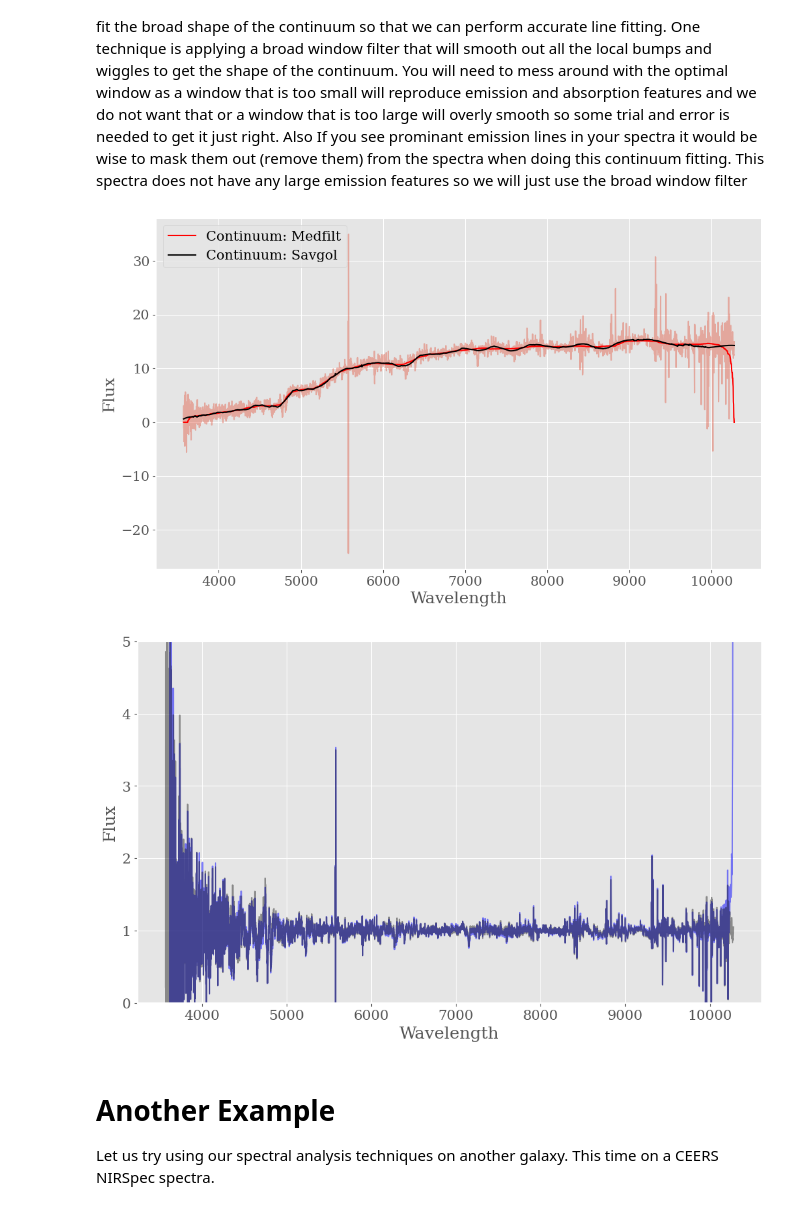
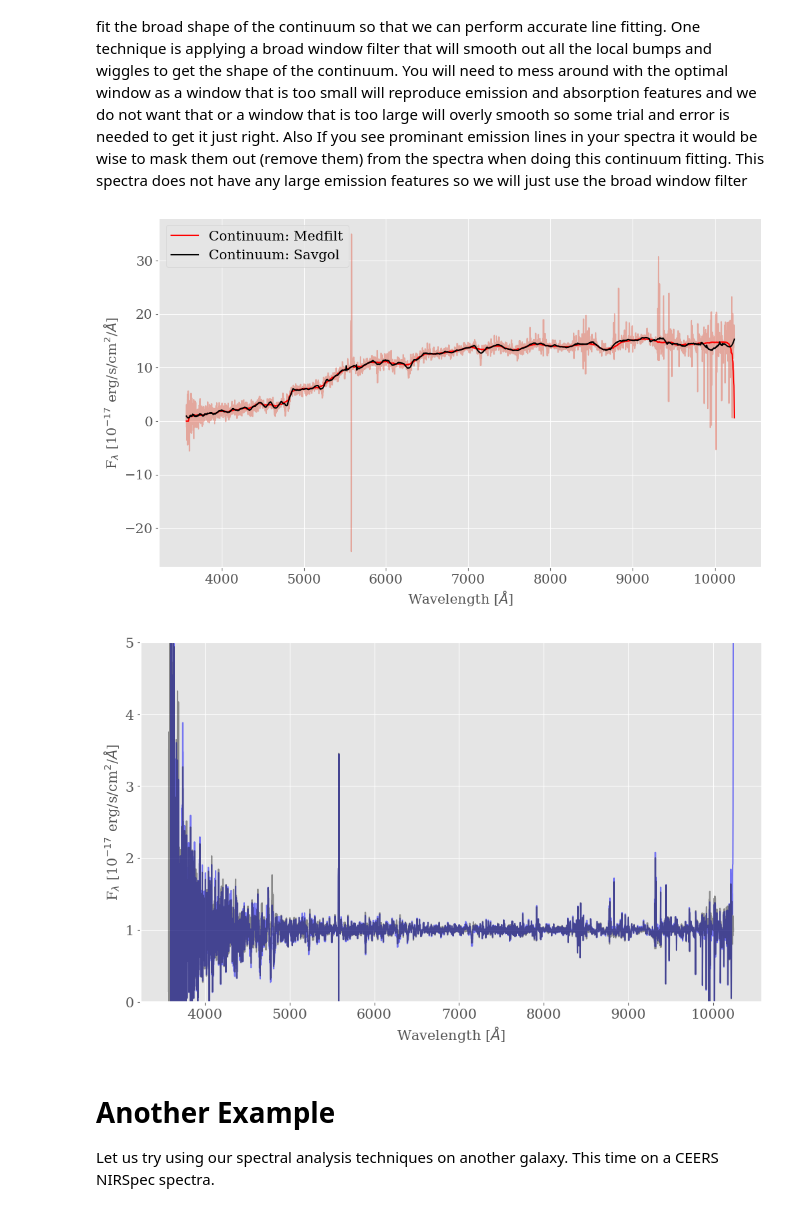
Before and after one commit to astroscar09/VIP_MODULE, a Jupyter notebook: Module3_Spectral_Analysis_Part1.ipynb, the cells around one changed output. Drawn from its saved outputs; the diff is of its cells as text; code cells hidden in the pictures.

```diff
--- a/Module3_Spectral_Analysis_Part1.ipynb
+++ b/Module3_Spectral_Analysis_Part1.ipynb
@@ -222,10 +224,10 @@ from scipy.signal import medfilt
 from scipy.signal import savgol_filter
 # %%
 #We need to specify window length try it out and see which window length works best
-#Note: Window length must be odd
-window = 251
-continuum_medfilt = medfilt(flux, kernel_size = window)
-continuum_savgol = savgol_filter(flux, window_length = window, polyorder = 3)
+#Note: Window length must be odd, and in this case will be quite big
+window = 101
+continuum_medfilt = medfilt(np.array(flux).astype(float), kernel_size =int(window))
+continuum_savgol = savgol_filter(np.array(flux).astype(float), window_length = int(window), polyorder = 3)
 # %%
 #plotting Spectrum
 plt.figure(figsize = (12, 7))
@@ -236,8 +238,8 @@ l2, = plt.plot(wavelength, continuum_savgol, color = 'black')
 
 
 
-plt.xlabel('Wavelength')
-plt.ylabel('Flux')
+plt.xlabel(r'Wavelength [$\AA$]', fontsize = 15)
+plt.ylabel(r'F$_{\lambda}$ [10$^{-17}$ erg/s/cm$^2$/$\AA$]', fontsize = 15)
 
 plt.legend(handles = [l1, l2],
            labels = ['Continuum: Medfilt',
@@ -246,7 +248,7 @@ plt.legend(handles = [l1, l2],
 
 plt.show()
 # %% [output]
-[figure, old version]
+[figure, new version]
 # %%
 #normalizing the spectrum
 #This sets the spectra to be around a value of 1
@@ -255,16 +257,16 @@ norm_spec_savgol = flux/continuum_savgol
 # %%
 #plotting Spectrum
 plt.figure(figsize = (12, 7))
 
 plt.plot(wavelength, norm_spec_medfilt, color = 'blue', alpha = 0.5)
 plt.plot(wavelength, norm_spec_savgol, color = 'black', alpha = 0.4)
 
-plt.xlabel('Wavelength')
-plt.ylabel('Flux')
+plt.xlabel(r'Wavelength [$\AA$]', fontsize = 15)
+plt.ylabel(r'F$_{\lambda}$ [10$^{-17}$ erg/s/cm$^2$/$\AA$]', fontsize = 15)
 plt.ylim(0, 5)
 plt.show()
 # %% [output]
-[figure, old version]
+[figure, new version]
 # %% [markdown]
 # Another Example
 
```
Also changed, not shown: parts of 22 cells of this notebook.
